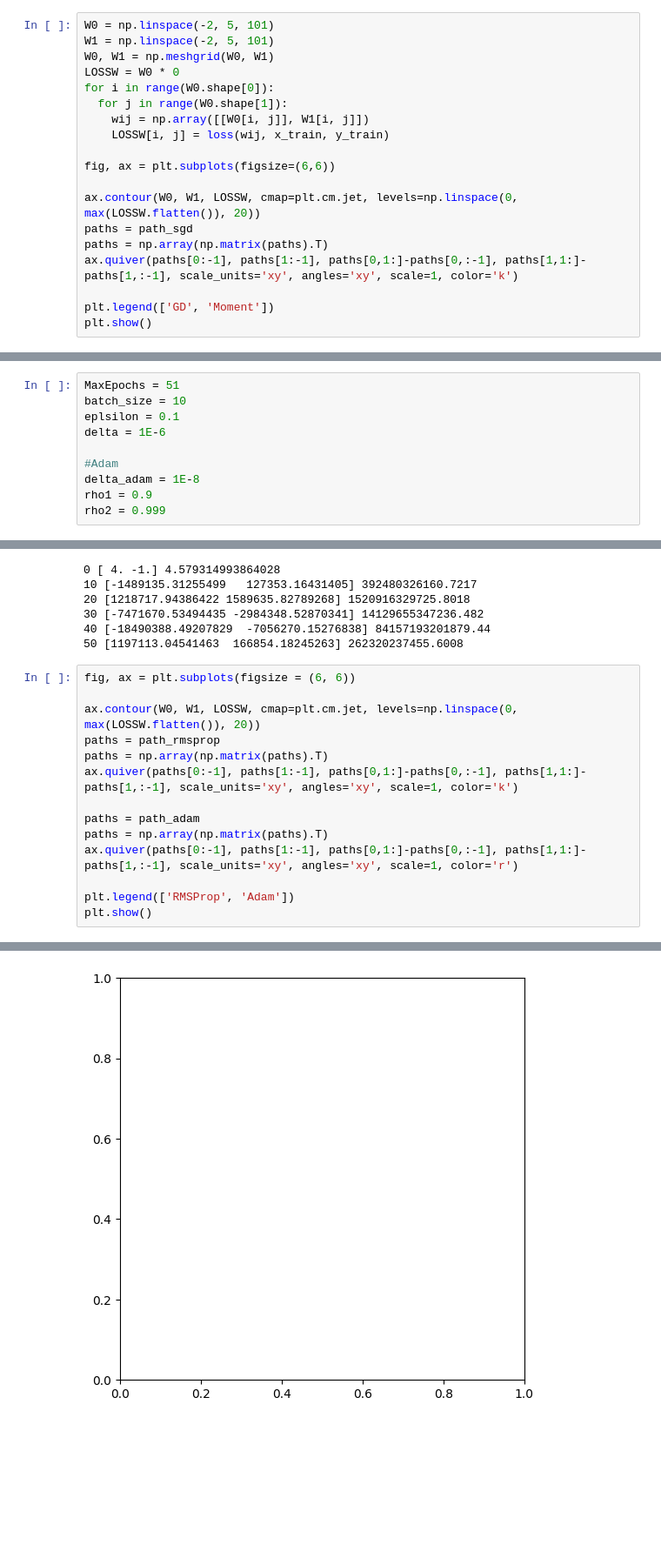
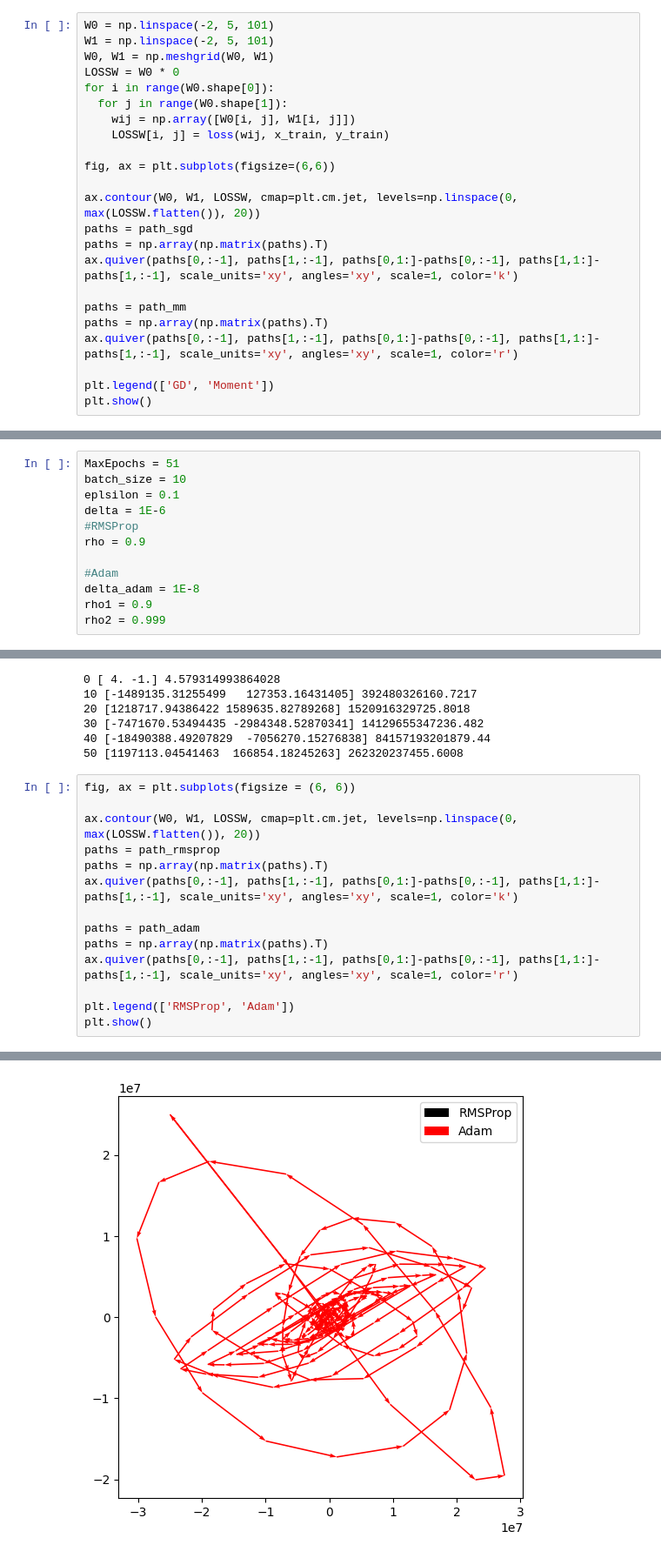
Before and after one commit to kccistc/intel-06, a Jupyter notebook: class01/homework/yedididi/hw4_pythonHW_and_math/HW4_GD.ipynb, the cells around one changed output, grey strips where cells are left out. Shown at 87% size. Drawn from its saved outputs; the diff is of its cells as text; blank space fills up the shorter version.

```diff
--- a/class01/homework/yedididi/hw4_pythonHW_and_math/HW4_GD.ipynb
+++ b/class01/homework/yedididi/hw4_pythonHW_and_math/HW4_GD.ipynb
@@ -514,7 +522,7 @@ W0, W1 = np.meshgrid(W0, W1)
 LOSSW = W0 * 0
 for i in range(W0.shape[0]):
   for j in range(W0.shape[1]):
-    wij = np.array([[W0[i, j]], W1[i, j]])
+    wij = np.array([W0[i, j], W1[i, j]])
     LOSSW[i, j] = loss(wij, x_train, y_train)
 
 fig, ax = plt.subplots(figsize=(6,6))
@@ -522,7 +530,11 @@ fig, ax = plt.subplots(figsize=(6,6))
 ax.contour(W0, W1, LOSSW, cmap=plt.cm.jet, levels=np.linspace(0, max(LOSSW.flatten()), 20))
 paths = path_sgd
 paths = np.array(np.matrix(paths).T)
-ax.quiver(paths[0:-1], paths[1:-1], paths[0,1:]-paths[0,:-1], paths[1,1:]-paths[1,:-1], scale_units='xy', angles='xy', scale=1, color='k')
+ax.quiver(paths[0,:-1], paths[1,:-1], paths[0,1:]-paths[0,:-1], paths[1,1:]-paths[1,:-1], scale_units='xy', angles='xy', scale=1, color='k')
+
+paths = path_mm
+paths = np.array(np.matrix(paths).T)
+ax.quiver(paths[0,:-1], paths[1,:-1], paths[0,1:]-paths[0,:-1], paths[1,1:]-paths[1,:-1], scale_units='xy', angles='xy', scale=1, color='r')
 
 plt.legend(['GD', 'Moment'])
 plt.show()
@@ -667,6 +677,8 @@ MaxEpochs = 51
 batch_size = 10
 eplsilon = 0.1
 delta = 1E-6
+#RMSProp
+rho = 0.9
 
 #Adam
 delta_adam = 1E-8
@@ -727,11 +739,11 @@ fig, ax = plt.subplots(figsize = (6, 6))
 ax.contour(W0, W1, LOSSW, cmap=plt.cm.jet, levels=np.linspace(0, max(LOSSW.flatten()), 20))
 paths = path_rmsprop
 paths = np.array(np.matrix(paths).T)
-ax.quiver(paths[0:-1], paths[1:-1], paths[0,1:]-paths[0,:-1], paths[1,1:]-paths[1,:-1], scale_units='xy', angles='xy', scale=1, color='k')
+ax.quiver(paths[0,:-1], paths[1,:-1], paths[0,1:]-paths[0,:-1], paths[1,1:]-paths[1,:-1], scale_units='xy', angles='xy', scale=1, color='k')
 
 paths = path_adam
 paths = np.array(np.matrix(paths).T)
-ax.quiver(paths[0:-1], paths[1:-1], paths[0,1:]-paths[0,:-1], paths[1,1:]-paths[1,:-1], scale_units='xy', angles='xy', scale=1, color='r')
+ax.quiver(paths[0,:-1], paths[1,:-1], paths[0,1:]-paths[0,:-1], paths[1,1:]-paths[1,:-1], scale_units='xy', angles='xy', scale=1, color='r')
 
 plt.legend(['RMSProp', 'Adam'])
 plt.show()
@@ -740 +751 @@ ValueError: Contour levels must be increasing
-[figure, old version]
+[figure, new version]
```
Also changed, not shown: parts of 6 cells of this notebook.
